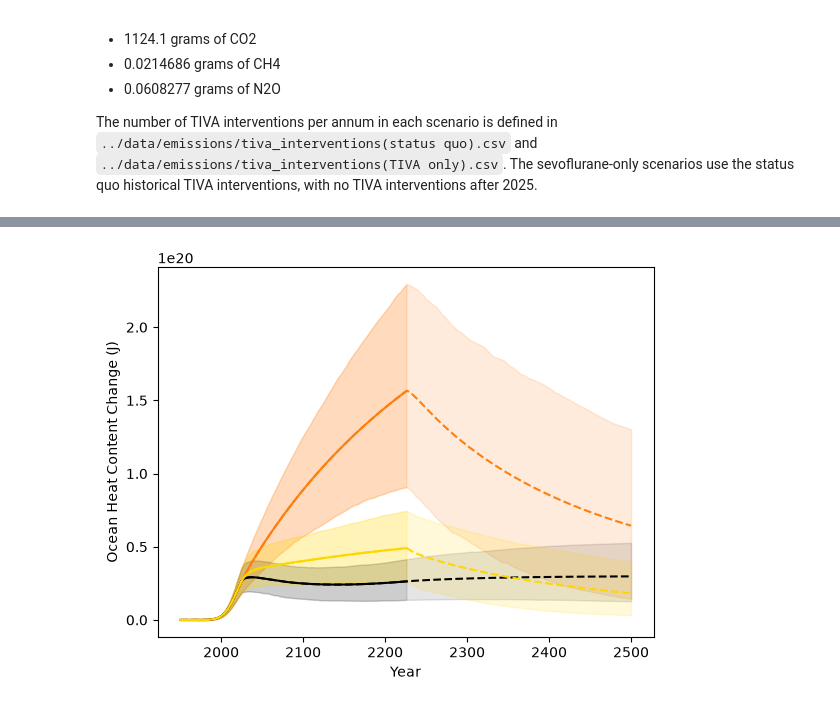
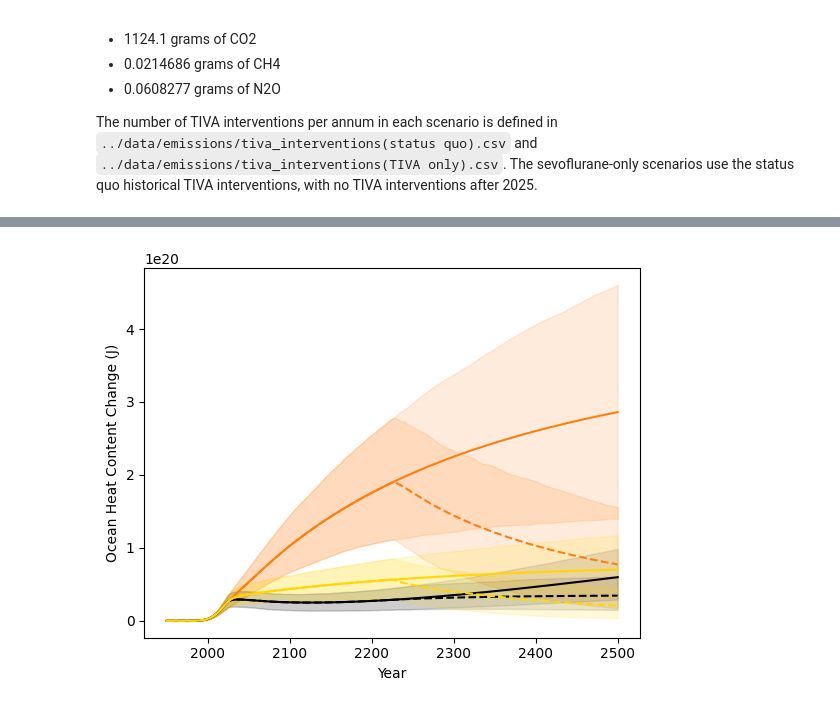
Before and after one commit to alejandroromeroprieto/anaesthetic-project, a Jupyter notebook: notebooks/paper_plots.ipynb, the cells around one changed output, grey strips where cells are left out. Drawn from its saved outputs; the diff is of its cells as text; code cells hidden in the pictures.

```diff
--- a/notebooks/paper_plots.ipynb
+++ b/notebooks/paper_plots.ipynb
@@ -1319,46 +1382,62 @@ initial_year = 1950 - 1750
 # --- Plot the data ---
 
 # Status quo
-plt.plot(timebounds_1[initial_year:-274], mean_f_status_quo_ohc[initial_year:-274], label='Status quo', color='#ff7f0e')
-plt.fill_between(timebounds_1[initial_year:-274], p05_f_status_quo_ohc[initial_year:-274], p95_f_status_quo_ohc[initial_year:-274], alpha=0.15, color='#ff7f0e')
+plt.plot(timebounds_1[initial_year:], mean_f_status_quo_ohc[initial_year:], label='Status quo', color='#ff7f0e')
+plt.fill_between(timebounds_1[initial_year:], p05_f_status_quo_ohc[initial_year:], p95_f_status_quo_ohc[initial_year:], alpha=0.15, color='#ff7f0e')
 plt.plot(timebounds_1[initial_year:], mean_f_status_quo_abrupt_cessation_ohc[initial_year:], color='#ff7f0e', linestyle="--")
 plt.fill_between(timebounds_1[initial_year:], p05_f_status_quo_abrupt_cessation_ohc[initial_year:], p95_f_status_quo_abrupt_cessation_ohc[initial_year:], alpha=0.15, color='#ff7f0e')
 
+#plt.plot(timebounds_1[initial_year:-274], mean_f_status_quo_ohc[initial_year:-274], label='Status quo', color='#ff7f0e')
+#plt.fill_between(timebounds_1[initial_year:-274], p05_f_status_quo_ohc[initial_year:-274], p95_f_status_quo_ohc[initial_year:-274], alpha=0.15, color='#ff7f0e')
+#plt.plot(timebounds_1[initial_year:], mean_f_status_quo_abrupt_cessation_ohc[initial_year:], color='#ff7f0e', linestyle="--")
+#plt.fill_between(timebounds_1[initial_year:], p05_f_status_quo_abrupt_cessation_ohc[initial_year:], p95_f_status_quo_abrupt_cessation_ohc[initial_year:], alpha=0.15, color='#ff7f0e')
+
 # TIVA-only
-plt.plot(timebounds_1[initial_year:-274], mean_f_tiva_only_ohc[initial_year:-274], label='TIVA-only', color="black")
-plt.fill_between(timebounds_1[initial_year:-274], p05_f_tiva_only_ohc[initial_year:-274], p95_f_tiva_only_ohc[initial_year:-274], alpha=0.1, color="black")
+plt.plot(timebounds_1[initial_year:], mean_f_tiva_only_ohc[initial_year:], label='TIVA-only', color="black")
+plt.fill_between(timebounds_1[initial_year:], p05_f_tiva_only_ohc[initial_year:], p95_f_tiva_only_ohc[initial_year:], alpha=0.1, color="black")
 plt.plot(timebounds_1[initial_year:], mean_f_tiva_only_abrupt_cessation_ohc[initial_year:], color="black", linestyle="--")
 plt.fill_between(timebounds_1[initial_year:], p05_f_tiva_only_abrupt_cessation_ohc[initial_year:], p95_f_tiva_only_abrupt_cessation_ohc[initial_year:], alpha=0.1, color="black")
 
+#plt.plot(timebounds_1[initial_year:-274], mean_f_tiva_only_ohc[initial_year:-274], label='TIVA-only', color="black")
+#plt.fill_between(timebounds_1[initial_year:-274], p05_f_tiva_only_ohc[initial_year:-274], p95_f_tiva_only_ohc[initial_year:-274], alpha=0.1, color="black")
+#plt.plot(timebounds_1[initial_year:], mean_f_tiva_only_abrupt_cessation_ohc[initial_year:], color="black", linestyle="--")
+#plt.fill_between(timebounds_1[initial_year:], p05_f_tiva_only_abrupt_cessation_ohc[initial_year:], p95_f_tiva_only_abrupt_cessation_ohc[initial_year:], alpha=0.1, color="black")
+
 # Sevoflurane-only
-plt.plot(timebounds_1[initial_year:-274], mean_f_sevo_only_ohc[initial_year:-274], label='Sevoflurane-only', color="gold")
-plt.fill_between(timebounds_1[initial_year:-274], p05_f_sevo_only_ohc[initial_year:-274], p95_f_sevo_only_ohc[initial_year:-274], alpha=0.15, color="#FFD700")
+plt.plot(timebounds_1[initial_year:], mean_f_sevo_only_ohc[initial_year:], label='Sevoflurane-only', color="gold")
+plt.fill_between(timebounds_1[initial_year:], p05_f_sevo_only_ohc[initial_year:], p95_f_sevo_only_ohc[initial_year:], alpha=0.15, color="#FFD700")
 plt.plot(timebounds_1[initial_year:], mean_f_sevo_only_abrupt_cessation_ohc[initial_year:], color="gold", linestyle="--")
 plt.fill_between(timebounds_1[initial_year:], p05_f_sevo_only_abrupt_cessation_ohc[initial_year:], p95_f_sevo_only_abrupt_cessation_ohc[initial_year:], alpha=0.15, color="#FFD700")
+
+#plt.plot(timebounds_1[initial_year:-274], mean_f_sevo_only_ohc[initial_year:-274], label='Sevoflurane-only', color="gold")
+#plt.fill_between(timebounds_1[initial_year:-274], p05_f_sevo_only_ohc[initial_year:-274], p95_f_sevo_only_ohc[initial_year:-274], alpha=0.15, color="#FFD700")
+#plt.plot(timebounds_1[initial_year:], mean_f_sevo_only_abrupt_cessation_ohc[initial_year:], color="gold", linestyle="--")
+#plt.fill_between(timebounds_1[initial_year:], p05_f_sevo_only_abrupt_cessation_ohc[initial_year:], p95_f_sevo_only_abrupt_cessation_ohc[initial_year:], alpha=0.15, color="#FFD700")
 
 # --- Custom legend ---
 
 # Proxy artist for the dashed line
-abrupt_line = Line2D([0], [0], color='#4A4A4A', linestyle='--', label='Post-2400 abrupt cessation')
+abrupt_line = Line2D([0], [0], color='#4A4A4A', linestyle='--', label='Post 2226 abrupt cessation')
 
 # Add legend with the three scenarios + one dashed line
 # plt.legend(handles=[
 #     plt.Line2D([], [], color='tab:blue', label='Status quo'),
 #     plt.Line2D([], [], color='tab:#FDAF91', label='TIVA-only'),
 #     plt.Line2D([], [], color='tab:#FFD700', label='Sevoflurane-only'),
 #     abrupt_line
 # ])
 
 #plt.title('Warming caused by anesthesia emissions')
 plt.xlabel('Year')
 plt.ylabel(r'Ocean Heat Content Change (J)')
 
 
 ax = plt.gca()
 # ax.yaxis.set_major_formatter(ticker.ScalarFormatter(useMathText=True))
 # ax.ticklabel_format(axis='y', style='sci', scilimits=(-4, -4))
 
-plt.savefig("anesthetic_induced_ohc_abrupt_cessation.png", dpi=300, bbox_inches="tight")
+#plt.savefig("anesthetic_induced_ohc_abrupt_cessation.png", dpi=300, bbox_inches="tight")
+plt.savefig("anesthetic_induced_ohc_abrupt_cessation.svg", format="svg", bbox_inches="tight")
 plt.show()
 # %% [output]
-[figure, old version]
+[figure, new version]
```
Also changed, not shown: parts of 15 cells of this notebook, 1 other file.
